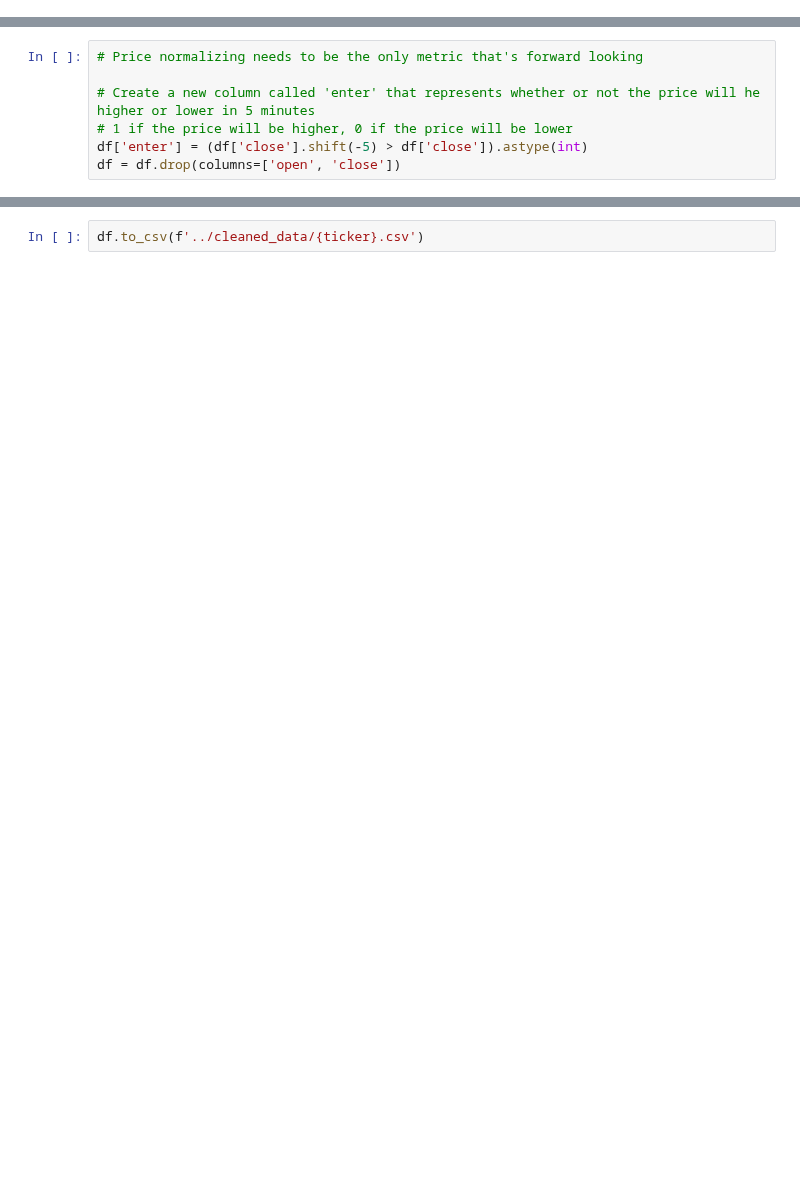
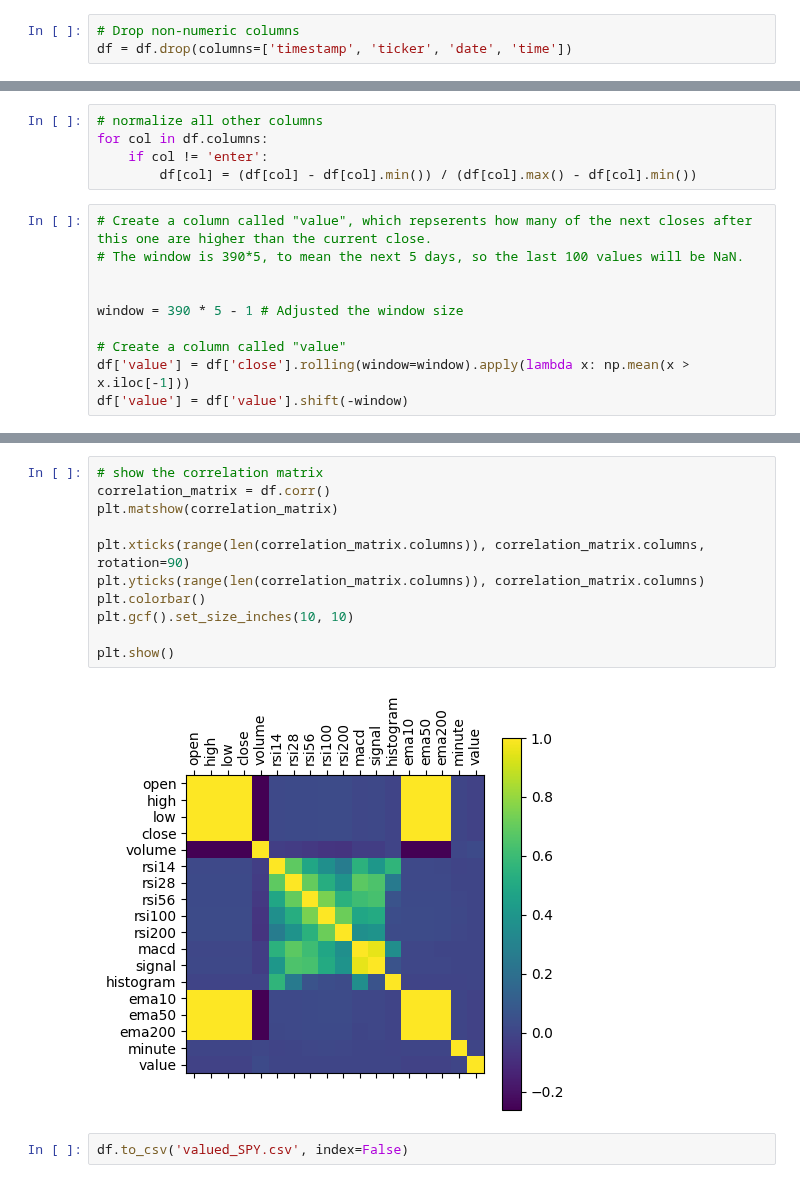
Before and after one commit to kh3dron/biz, a Jupyter notebook: models/feature_engineering.ipynb, the cells around one changed output, grey strips where cells are left out. Cells and saved outputs as stored; diff of their text form; blank space fills up the shorter version.

```diff
--- a/models/feature_engineering.ipynb
+++ b/models/feature_engineering.ipynb
@@ -55,2 +57,5 @@ df['ema200'] /= 100
+# %%
+# Drop non-numeric columns
+df = df.drop(columns=['timestamp', 'ticker', 'date', 'time'])
 # %%
 df.head()
@@ -73,7 +69,15 @@ df.head()
-# %%
-# Price normalizing needs to be the only metric that's forward looking
-
-# Create a new column called 'enter' that represents whether or not the price will he higher or lower in 5 minutes
-# 1 if the price will be higher, 0 if the price will be lower
-df['enter'] = (df['close'].shift(-5) > df['close']).astype(int)
-df = df.drop(columns=['open', 'close'])
+# %%
+# normalize all other columns
+for col in df.columns:
+    if col != 'enter':
+        df[col] = (df[col] - df[col].min()) / (df[col].max() - df[col].min())
+# %%
+# Create a column called "value", which repserents how many of the next closes after this one are higher than the current close.
+# The window is 390*5, to mean the next 5 days, so the last 100 values will be NaN.
+
+
+window = 390 * 5 - 1 # Adjusted the window size
+
+# Create a column called "value"
+df['value'] = df['close'].rolling(window=window).apply(lambda x: np.mean(x > x.iloc[-1]))
+df['value'] = df['value'].shift(-window)
@@ -82,2 +105,15 @@ df.describe()
+# %%
+# show the correlation matrix
+correlation_matrix = df.corr()
+plt.matshow(correlation_matrix)
+
+plt.xticks(range(len(correlation_matrix.columns)), correlation_matrix.columns, rotation=90)
+plt.yticks(range(len(correlation_matrix.columns)), correlation_matrix.columns)
+plt.colorbar()
+plt.gcf().set_size_inches(10, 10)
+
+plt.show()
+# %% [output]
+[figure, added]
 # %%
-df.to_csv(f'../cleaned_data/{ticker}.csv')
+df.to_csv('valued_SPY.csv', index=False)
```
Also changed, not shown: parts of 12 cells of this notebook, 3 other files.
